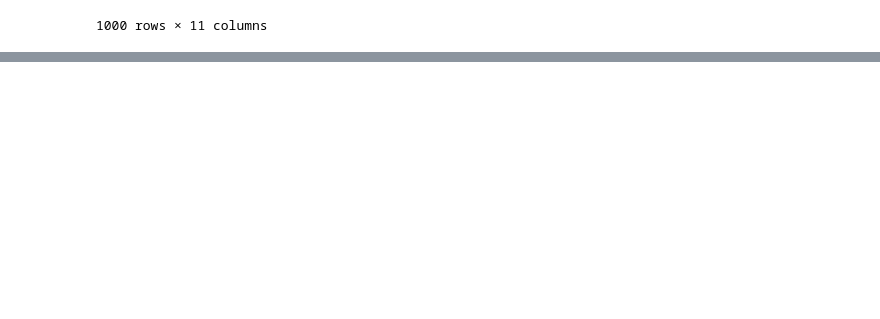
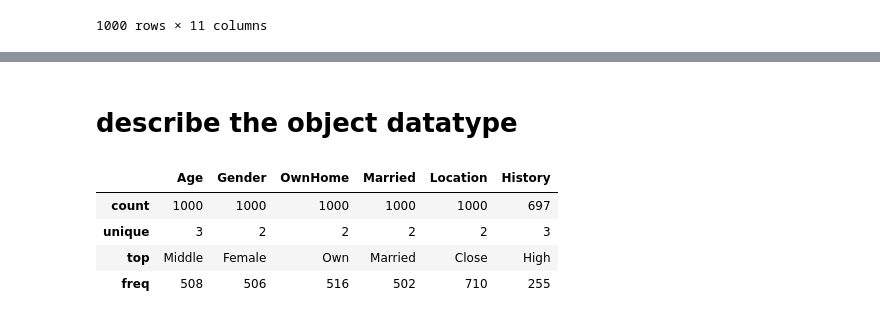
Before and after one commit to kshirsagarsiddharth/manipal_data_science, a Jupyter notebook: pandas_manipal.ipynb, the cells around one changed output, grey strips where cells are left out. Saved outputs shown, nothing was run; the diff lists cells and outputs as text; code cells hidden in the pictures; blank space fills up the shorter version.

```diff
--- a/pandas_manipal.ipynb
+++ b/pandas_manipal.ipynb
@@ -371,0 +487,12 @@ df
+# %% [markdown]
+# describe the object datatype
+# %%
+# only describe the object datatype
+df.describe(include='O')
+# this also describes the frequency of the top categorical element.
+# %% [output]
+|  | Age | Gender | OwnHome | Married | Location | History |
+| count | 1000 | 1000 | 1000 | 1000 | 1000 | 697 |
+| unique | 3 | 2 | 2 | 2 | 2 | 3 |
+| top | Middle | Female | Own | Married | Close | High |
+| freq | 508 | 506 | 516 | 502 | 710 | 255 |
```
Also changed, not shown: parts of 17 cells of this notebook, 1 other file.
